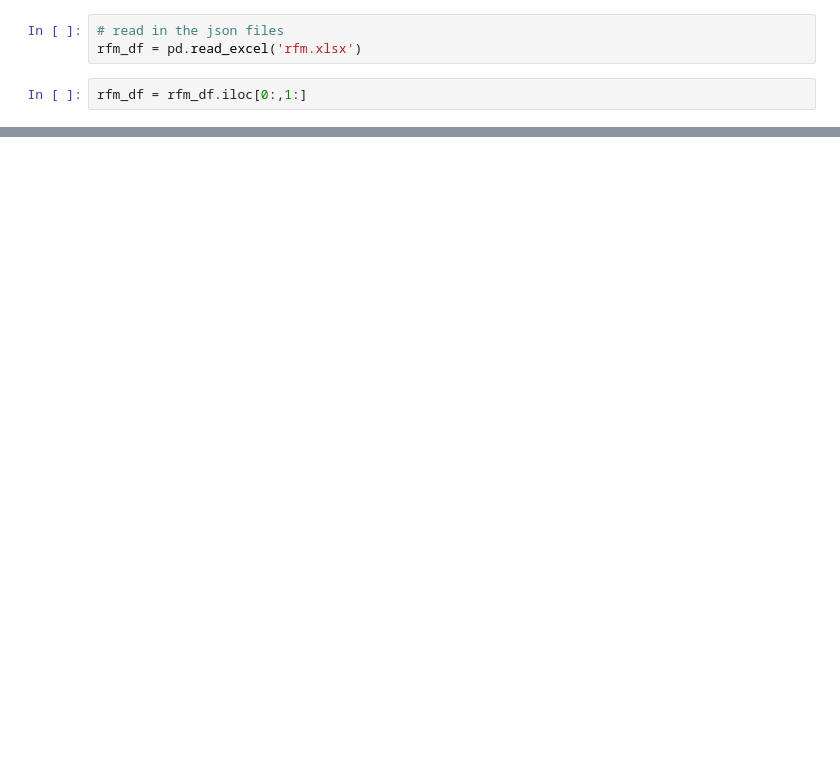
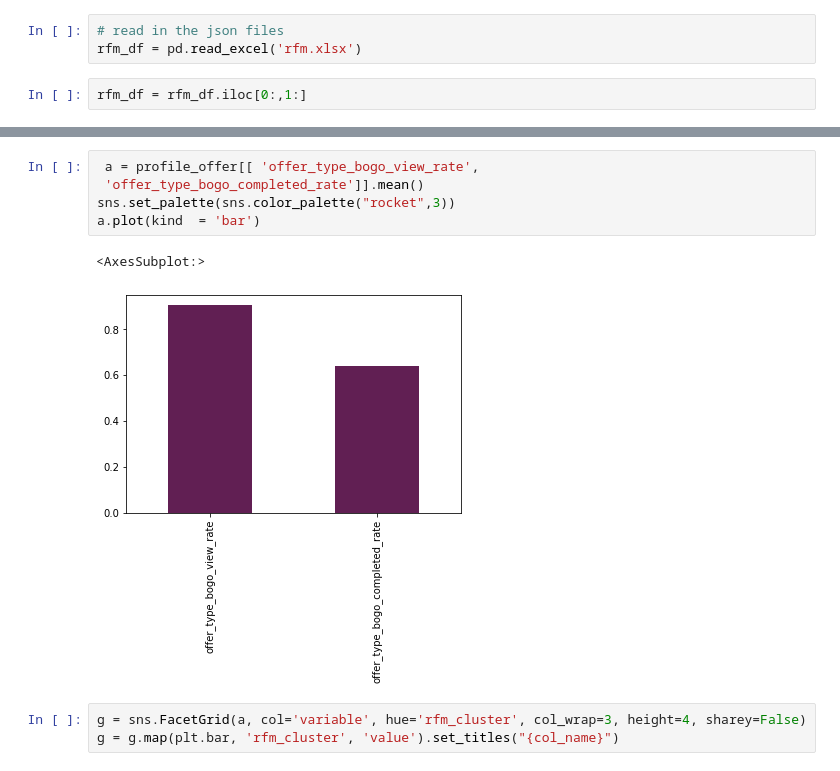
Before and after one commit to Arjunar92/Starbucks_Customer_Segmentation_Project, a Jupyter notebook: Starbucks_Customer_Segmentation_012821a.ipynb, the cells around one changed output, grey strips where cells are left out. Cells and saved outputs as stored; diff of their text form; blank space fills up the shorter version.

```diff
--- a/Starbucks_Customer_Segmentation_012821a.ipynb
+++ b/Starbucks_Customer_Segmentation_012821a.ipynb
@@ -401,0 +348,11 @@ plot_data(test_11)
+# %%
+ a = profile_offer[[ 'offer_type_bogo_view_rate',
+ 'offer_type_bogo_completed_rate']].mean()
+sns.set_palette(sns.color_palette("rocket",3))
+a.plot(kind  = 'bar')
+# %% [output]
+<AxesSubplot:>
+[figure, added]
+# %%
+g = sns.FacetGrid(a, col='variable', hue='rfm_cluster', col_wrap=3, height=4, sharey=False)
+g = g.map(plt.bar, 'rfm_cluster', 'value').set_titles("{col_name}")
```
Also changed, not shown: parts of 42 cells of this notebook.
